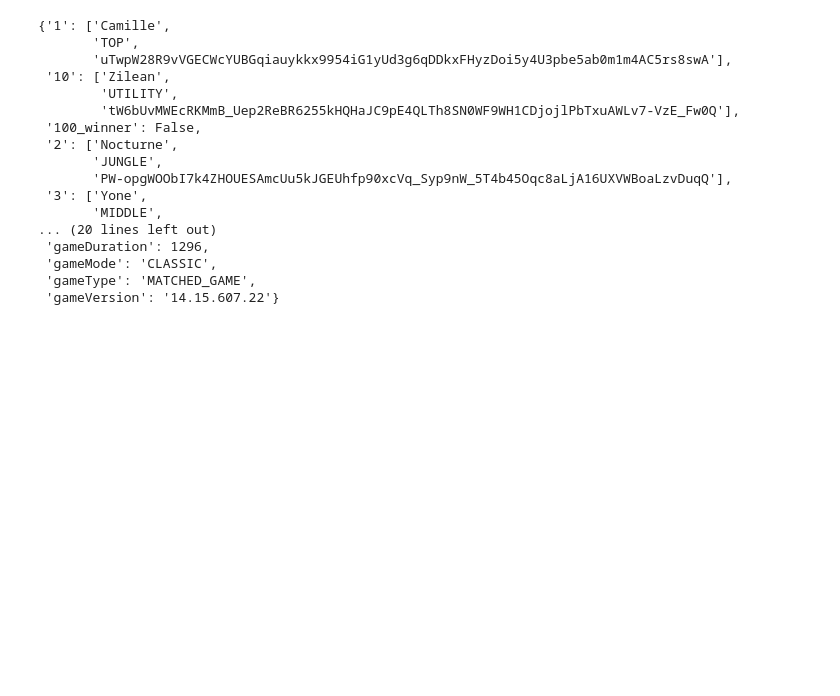
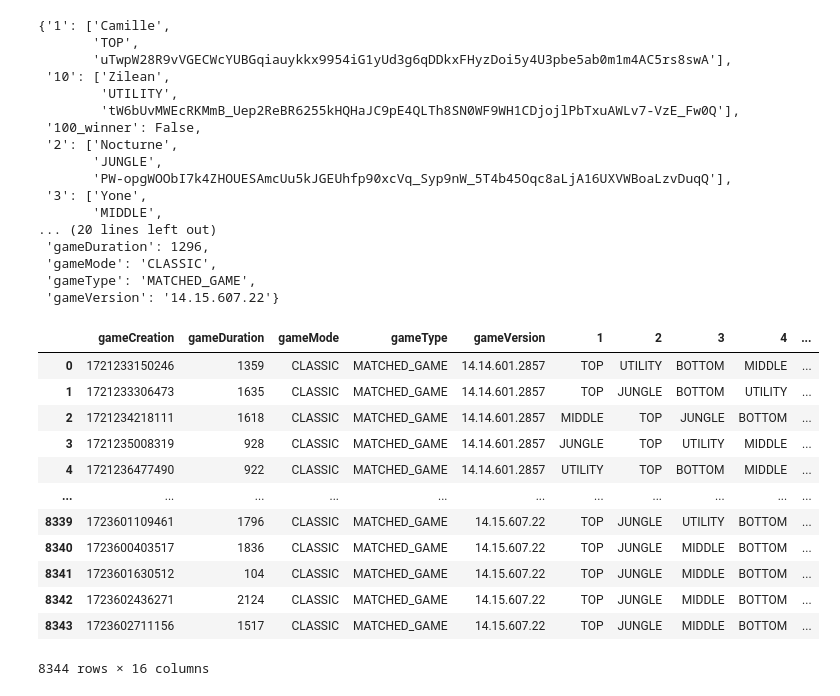
Before and after one commit to mc-mario/etl-league-ml, a Jupyter notebook: LOL Notebook.ipynb, the cells around one changed output. Saved outputs shown, nothing was run; the diff lists cells and outputs as text; code cells hidden in the pictures; blank space fills up the shorter version.

```diff
--- a/LOL Notebook.ipynb
+++ b/LOL Notebook.ipynb
@@ -430,0 +433,18 @@ pprint(metadata)
+# %%
+df = pd.read_parquet('silver/match/details')
+# %%
+df
+# %% [output]
+|  | gameCreation | gameDuration | gameMode | gameType | gameVersion | 1 | 2 | 3 | 4 | ... |
+| 0 | 1721233150246 | 1359 | CLASSIC | MATCHED_GAME | 14.14.601.2857 | TOP | UTILITY | BOTTOM | MIDDLE | ... |
+| 1 | 1721233306473 | 1635 | CLASSIC | MATCHED_GAME | 14.14.601.2857 | TOP | JUNGLE | BOTTOM | UTILITY | ... |
+| 2 | 1721234218111 | 1618 | CLASSIC | MATCHED_GAME | 14.14.601.2857 | MIDDLE | TOP | JUNGLE | BOTTOM | ... |
+| 3 | 1721235008319 | 928 | CLASSIC | MATCHED_GAME | 14.14.601.2857 | JUNGLE | TOP | UTILITY | MIDDLE | ... |
+| 4 | 1721236477490 | 922 | CLASSIC | MATCHED_GAME | 14.14.601.2857 | UTILITY | TOP | BOTTOM | MIDDLE | ... |
+| ... | ... | ... | ... | ... | ... | ... | ... | ... | ... | ... |
+| 8339 | 1723601109461 | 1796 | CLASSIC | MATCHED_GAME | 14.15.607.22 | TOP | JUNGLE | UTILITY | BOTTOM | ... |
+| 8340 | 1723600403517 | 1836 | CLASSIC | MATCHED_GAME | 14.15.607.22 | TOP | JUNGLE | MIDDLE | BOTTOM | ... |
+| 8341 | 1723601630512 | 104 | CLASSIC | MATCHED_GAME | 14.15.607.22 | TOP | JUNGLE | MIDDLE | BOTTOM | ... |
+| 8342 | 1723602436271 | 2124 | CLASSIC | MATCHED_GAME | 14.15.607.22 | TOP | JUNGLE | MIDDLE | BOTTOM | ... |
+| 8343 | 1723602711156 | 1517 | CLASSIC | MATCHED_GAME | 14.15.607.22 | TOP | JUNGLE | MIDDLE | BOTTOM | ... |
+8344 rows × 16 columns
```
Also changed, not shown: parts of 6 cells of this notebook, 3 other files.
